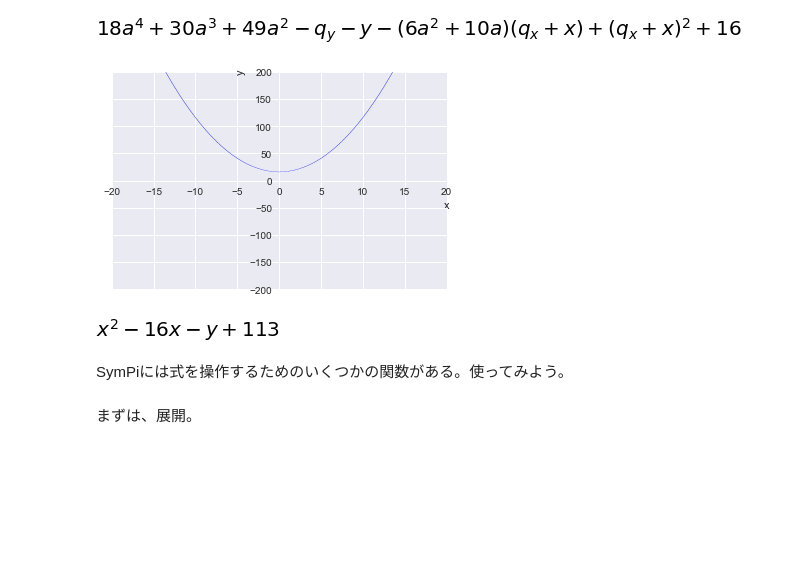
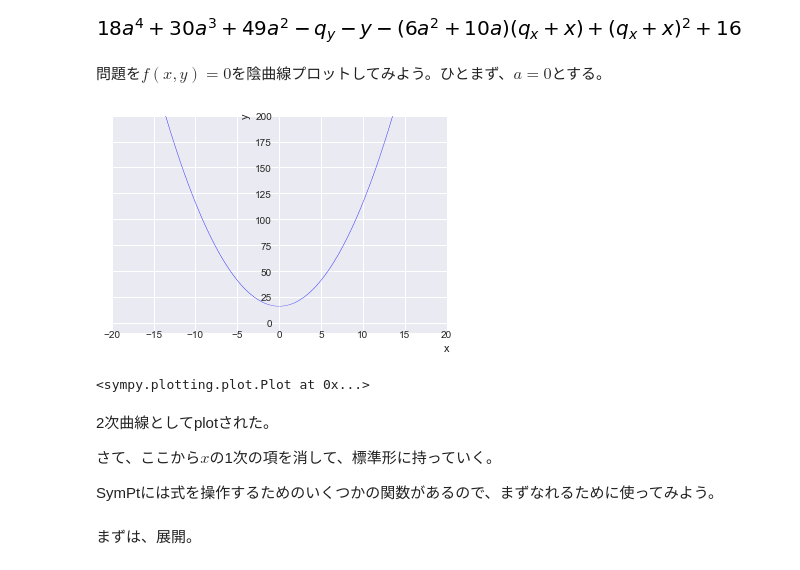
Before and after one commit to hogenimushi/MLBasis, a Jupyter notebook: CenterTest2017MathIAQ3.ipynb, the cells around one changed output. Drawn from its saved outputs; the diff is of its cells as text; code cells hidden in the pictures; blank space fills up the shorter version.

```diff
--- a/CenterTest2017MathIAQ3.ipynb
+++ b/CenterTest2017MathIAQ3.ipynb
@@ -174,14 +172,19 @@ h =f.subs(x,x+q_x).subs(y,y+q_y)
 h
 # %% [output]
 [figure]
+# %% [markdown]
+問題を$f(x,y)=0$を陰曲線プロットしてみよう。ひとまず、$a=0$とする。
 # %%
-sym.plot_implicit(f.subs(a,0),(x, -20, 20), (y, -200, 200))
-f.subs(a,1)
+sym.plot_implicit(f.subs(a,0),(x, -20, 20), (y, -10, 200))
 # %% [output]
-[figure, old version]
+[figure, new version]
-[figure, removed]
+<sympy.plotting.plot.Plot at 0x...>
-# %% [markdown]
-SymPiには式を操作するためのいくつかの関数がある。使ってみよう。
+# %% [markdown]
+2次曲線としてplotされた。
+
+さて、ここから$x$の1次の項を消して、標準形に持っていく。
+
+SymPtには式を操作するためのいくつかの関数があるので、まずなれるために使ってみよう。
 # %% [markdown]
 まずは、展開。
 # %%
```
Also changed, not shown: parts of 10 cells of this notebook, 2 other files.
